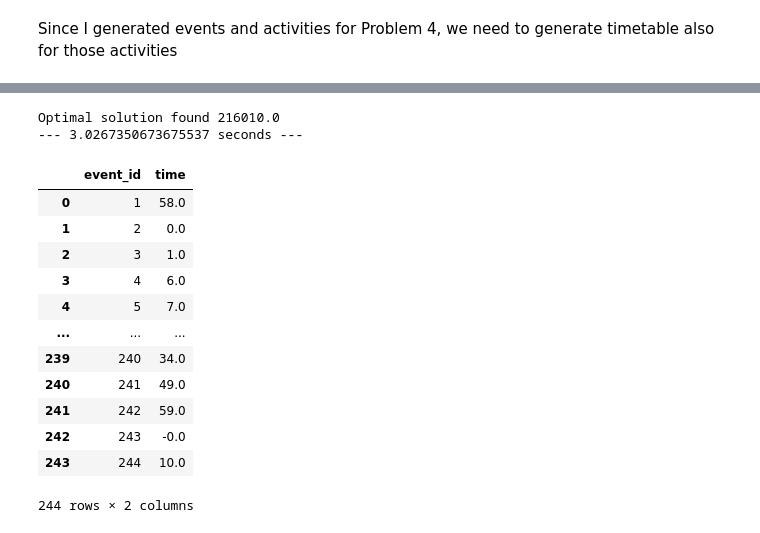
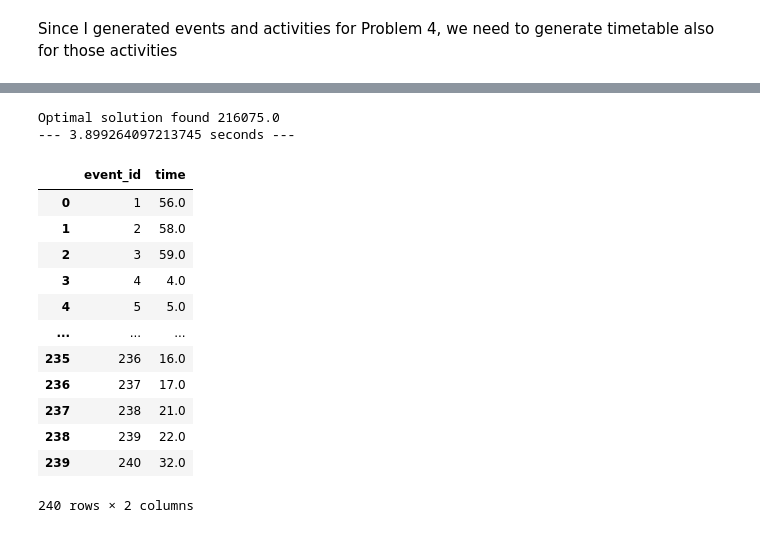
Before and after one commit to kankeinai/Optimization-in-public-transport, a Jupyter notebook: optimization.ipynb, the cells around one changed output, grey strips where cells are left out. Drawn from its saved outputs; the diff is of its cells as text; code cells hidden in the pictures.

```diff
--- a/optimization.ipynb
+++ b/optimization.ipynb
@@ -831 +866,16 @@ Optimal solution found 192295.0
 200 rows × 2 columns
+# %%
+activities = pd.read_csv("Output/Problem 3/mandl/Activities-periodic.csv", sep=";")
+events = pd.read_csv("Output/Problem 3/mandl/Events-periodic.csv", sep=";")
+
+events['type'] = events['type'].str.replace('"', '').str.strip()
+activities['type'] = activities['type'].str.replace('"', '').str.strip()
+
+T = 60
+
+start_time = time.time()
+time_table_mandl = generate_time_table(activities, events, T)
+print("--- %s seconds ---" % (time.time() - start_time))
+
+time_table_mandl.to_csv("Output/Problem 5/mandl/Timetable-periodic-ex-3.csv", sep=";", index="False")
+time_table_mandl
@@ -867,28 +936,28 @@ Optimal solution found 42046.0
 # %%
-activities = pd.read_csv("Output/Problem 4/mandl/Activities-periodic.giv", sep=";")
-events = pd.read_csv("Output/Problem 4/mandl/Events-periodic.giv", sep=";")
+activities = pd.read_csv("Output/Problem 4/mandl/Activities-periodic.csv", sep=";")
+events = pd.read_csv("Output/Problem 4/mandl/Events-periodic.csv", sep=";")
 
 T = 60
 
 start_time = time.time()
 time_table_extra_mandl = generate_time_table(activities, events, T)
 print("--- %s seconds ---" % (time.time() - start_time))
 
-time_table_mandl.to_csv("Output/Problem 5/extra/Timetable-periodic-mandl.tim", sep=";", index="False")
+time_table_mandl.to_csv("Output/Problem 5/extra/Timetable-periodic-mandl.csv", sep=";")
 time_table_extra_mandl
 # %% [output]
-Optimal solution found 216010.0
---- 3.0267350673675537 seconds ---
+Optimal solution found 216075.0
+--- 3.899264097213745 seconds ---
 |  | event_id | time |
-| 0 | 1 | 58.0 |
-| 1 | 2 | 0.0 |
-| 2 | 3 | 1.0 |
-| 3 | 4 | 6.0 |
-| 4 | 5 | 7.0 |
+| 0 | 1 | 56.0 |
+| 1 | 2 | 58.0 |
+| 2 | 3 | 59.0 |
+| 3 | 4 | 4.0 |
+| 4 | 5 | 5.0 |
 | ... | ... | ... |
-| 239 | 240 | 34.0 |
-| 240 | 241 | 49.0 |
-| 241 | 242 | 59.0 |
-| 242 | 243 | -0.0 |
-| 243 | 244 | 10.0 |
+| 235 | 236 | 16.0 |
+| 236 | 237 | 17.0 |
+| 237 | 238 | 21.0 |
+| 238 | 239 | 22.0 |
+| 239 | 240 | 32.0 |
-244 rows × 2 columns
+240 rows × 2 columns
```
Also changed, not shown: parts of 20 cells of this notebook, 25 other files.
